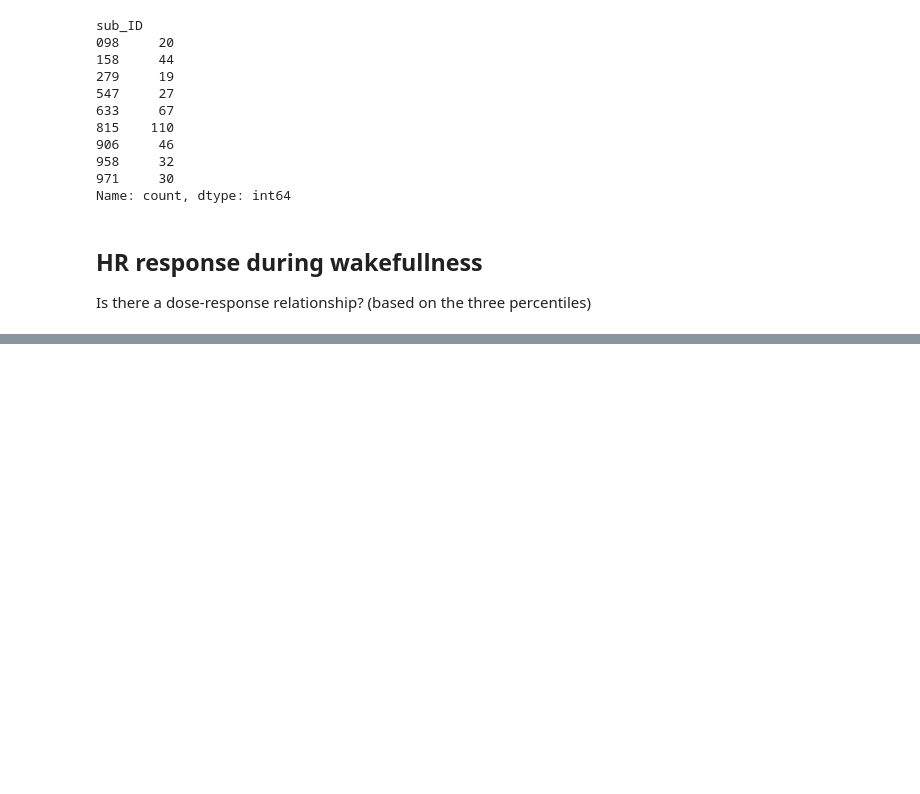
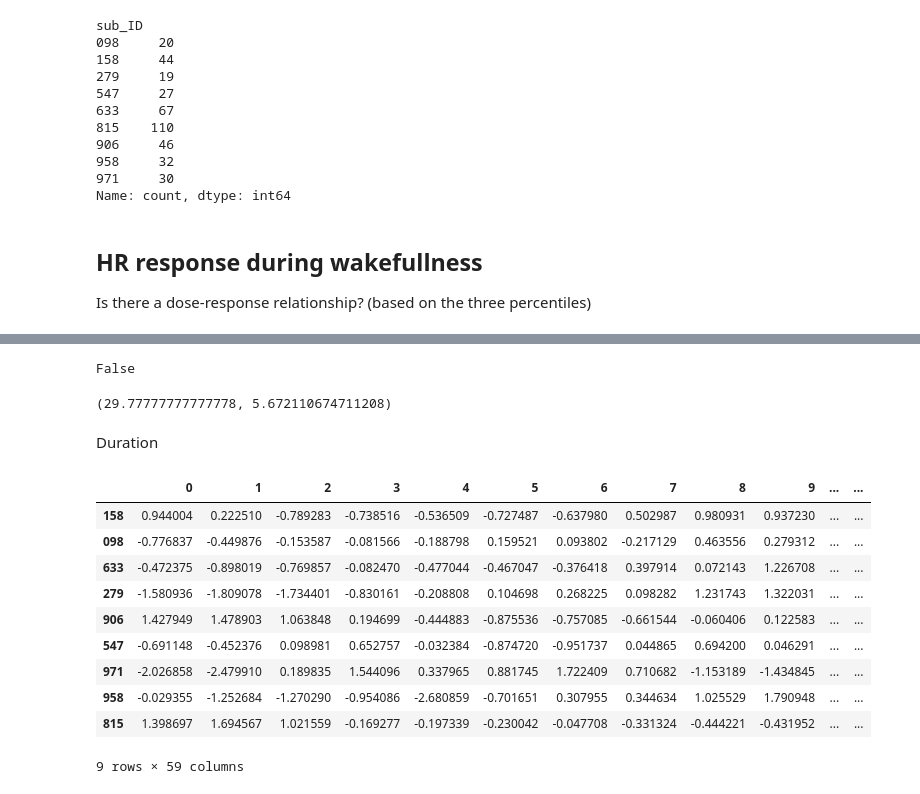
Before and after one commit to marcellosicbaldi/Every-Move-You-Make, a Jupyter notebook: src/notebook_HRresponse.ipynb, the cells around one changed output, grey strips where cells are left out. Cells and saved outputs as stored; diff of their text form; code cells hidden in the pictures; blank space fills up the shorter version.

```diff
--- a/src/notebook_HRresponse.ipynb
+++ b/src/notebook_HRresponse.ipynb
@@ -652,0 +1017,10 @@ import matplotlib.ticker as mtick
+# %%
+0.0117 < 0.01
+# %% [output]
+False
+# %%
+a = np.array((21, 26, 35, 35, 30, 23, 27, 39, 32)) # subjects from last to first
+
+a.mean(), a.std()
+# %% [output]
+(29.77777777777778, 5.672110674711208)
@@ -652,0 +1029,2 @@ import matplotlib.ticker as mtick
+# %% [markdown]
+Duration
@@ -652,0 +1037,14 @@ import matplotlib.ticker as mtick
+# %%
+hr_matrix_singleLimb
+# %% [output]
+|  | 0 | 1 | 2 | 3 | 4 | 5 | 6 | 7 | 8 | 9 | ... | ... |
+| 158 | 0.944004 | 0.222510 | -0.789283 | -0.738516 | -0.536509 | -0.727487 | -0.637980 | 0.502987 | 0.980931 | 0.937230 | ... | ... |
+| 098 | -0.776837 | -0.449876 | -0.153587 | -0.081566 | -0.188798 | 0.159521 | 0.093802 | -0.217129 | 0.463556 | 0.279312 | ... | ... |
+| 633 | -0.472375 | -0.898019 | -0.769857 | -0.082470 | -0.477044 | -0.467047 | -0.376418 | 0.397914 | 0.072143 | 1.226708 | ... | ... |
+| 279 | -1.580936 | -1.809078 | -1.734401 | -0.830161 | -0.208808 | 0.104698 | 0.268225 | 0.098282 | 1.231743 | 1.322031 | ... | ... |
+| 906 | 1.427949 | 1.478903 | 1.063848 | 0.194699 | -0.444883 | -0.875536 | -0.757085 | -0.661544 | -0.060406 | 0.122583 | ... | ... |
+| 547 | -0.691148 | -0.452376 | 0.098981 | 0.652757 | -0.032384 | -0.874720 | -0.951737 | 0.044865 | 0.694200 | 0.046291 | ... | ... |
+| 971 | -2.026858 | -2.479910 | 0.189835 | 1.544096 | 0.337965 | 0.881745 | 1.722409 | 0.710682 | -1.153189 | -1.434845 | ... | ... |
+| 958 | -0.029355 | -1.252684 | -1.270290 | -0.954086 | -2.680859 | -0.701651 | 0.307955 | 0.344634 | 1.025529 | 1.790948 | ... | ... |
+| 815 | 1.398697 | 1.694567 | 1.021559 | -0.169277 | -0.197339 | -0.230042 | -0.047708 | -0.331324 | -0.444221 | -0.431952 | ... | ... |
+9 rows × 59 columns
```
Also changed, not shown: parts of 51 cells of this notebook, 39 other files.
